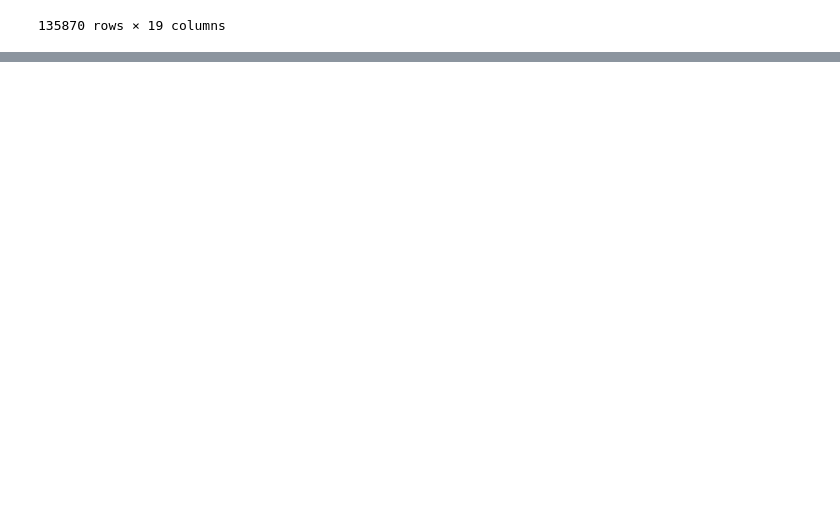
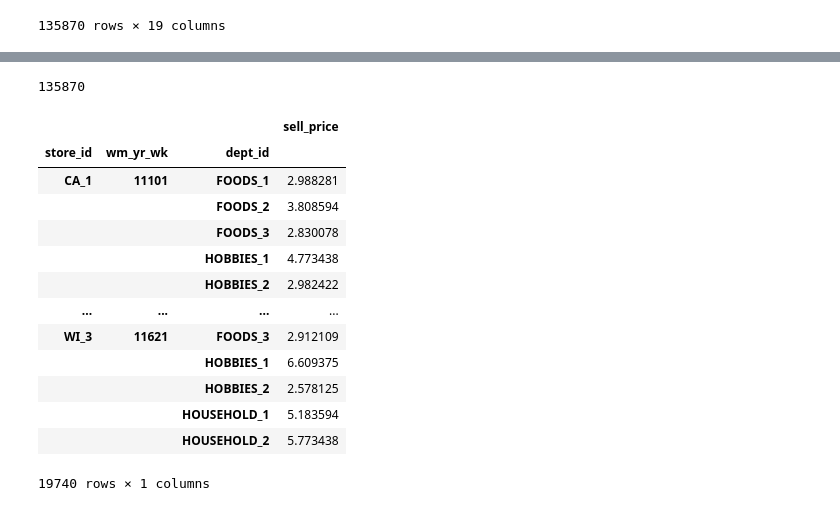
Before and after one commit to Kim-Ju-Hyeon/Temporal_Fusion_Transformer, a Jupyter notebook: M5_dataset_EDA.ipynb, the cells around one changed output, grey strips where cells are left out. Drawn from its saved outputs; the diff is of its cells as text; code cells hidden in the pictures; blank space fills up the shorter version.

```diff
--- a/M5_dataset_EDA.ipynb
+++ b/M5_dataset_EDA.ipynb
@@ -168,0 +255,2 @@ df_concat_calendar
+# %%
+prices['dept_id'] = prices['item_id'].apply(lambda x: x.split('_')[0] + '_' + x.split('_')[1]).astype('category')
@@ -168,0 +273,2 @@ df_concat_calendar
+# %%
+prices.drop(['item_id'], axis=1, inplace=True)
@@ -168,0 +291,2 @@ df_concat_calendar
+# %%
+price_groupby = prices.groupby(['store_id', 'wm_yr_wk', 'dept_id']).mean()
@@ -168,0 +295,21 @@ df_concat_calendar
+# %%
+1941*70
+# %% [output]
+135870
+# %%
+price_groupby
+# %% [output]
+|  |  |  | sell_price |
+| store_id | wm_yr_wk | dept_id |  |
+| CA_1 | 11101 | FOODS_1 | 2.988281 |
+|  |  | FOODS_2 | 3.808594 |
+|  |  | FOODS_3 | 2.830078 |
+|  |  | HOBBIES_1 | 4.773438 |
+|  |  | HOBBIES_2 | 2.982422 |
+| ... | ... | ... | ... |
+| WI_3 | 11621 | FOODS_3 | 2.912109 |
+|  |  | HOBBIES_1 | 6.609375 |
+|  |  | HOBBIES_2 | 2.578125 |
+|  |  | HOUSEHOLD_1 | 5.183594 |
+|  |  | HOUSEHOLD_2 | 5.773438 |
+19740 rows × 1 columns
```
Also changed, not shown: parts of 18 cells of this notebook.
